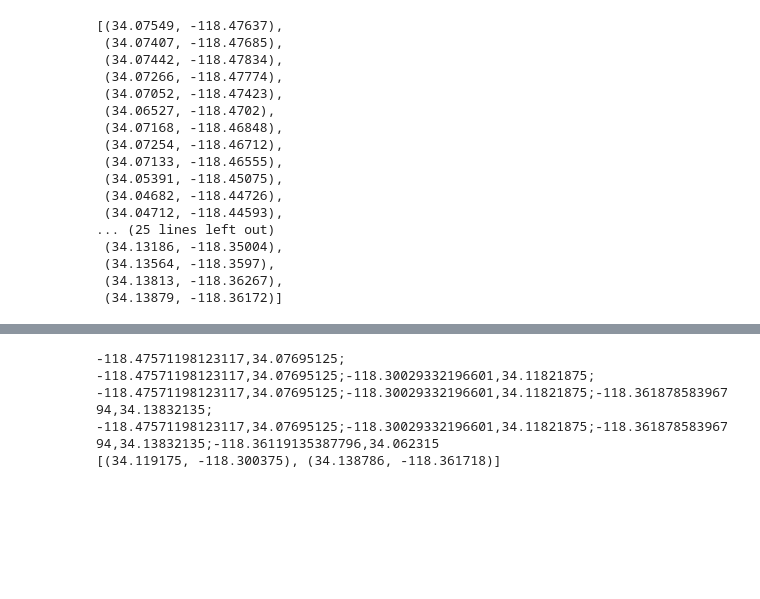
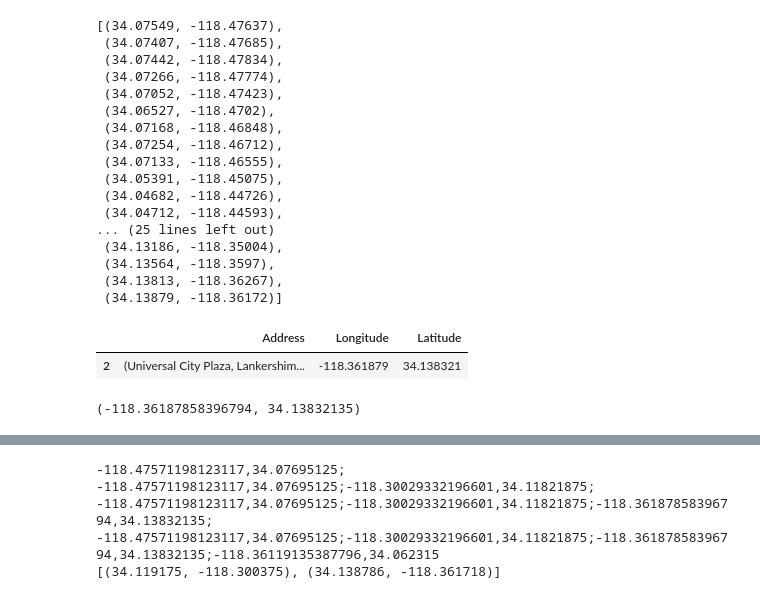
Before and after one commit to jren99/pic16b_project_LA_Travel_Planner, a Jupyter notebook: route-visualization.ipynb, the cells around one changed output, grey strips where cells are left out. Saved outputs shown, nothing was run; the diff lists cells and outputs as text; code cells hidden in the pictures; blank space fills up the shorter version.

```diff
--- a/route-visualization.ipynb
+++ b/route-visualization.ipynb
@@ -114,7 +116,7 @@ import re
 # %%
 # Nominatim geocoding and creating the Pandas dataframe
 
-geolocator = Nominatim(user_agent = "my-app") # use custom user_agent to avoid violating Nominatim's usage policy
+geolocator = Nominatim(user_agent = "m") # use custom user_agent to avoid violating Nominatim's usage policy
 df = pd.DataFrame(columns = ["Address", "Longitude", "Latitude"]) # creating the Pandas dataframe
 
 for location in locations:
@@ -255,3 +257,14 @@ polyline.decode('yj~nEh|brUzG~AeAhH~IwBjL}Tx_@eXag@wIkDoGpFyHzkBo{Ahk@yT{@iGmTyh
  (34.13564, -118.3597),
  (34.13813, -118.36267),
  (34.13879, -118.36172)]
+# %%
+row = df.sample()
+row
+# %% [output]
+|  | Address | Longitude | Latitude |
+| 2 | (Universal City Plaza, Lankershim... | -118.361879 | 34.138321 |
+# %%
+long_lat = (row.iloc[0]["Longitude"], row.iloc[0]["Latitude"])
+long_lat
+# %% [output]
+(-118.36187858396794, 34.13832135)
```
Also changed, not shown: parts of 45 cells of this notebook.
